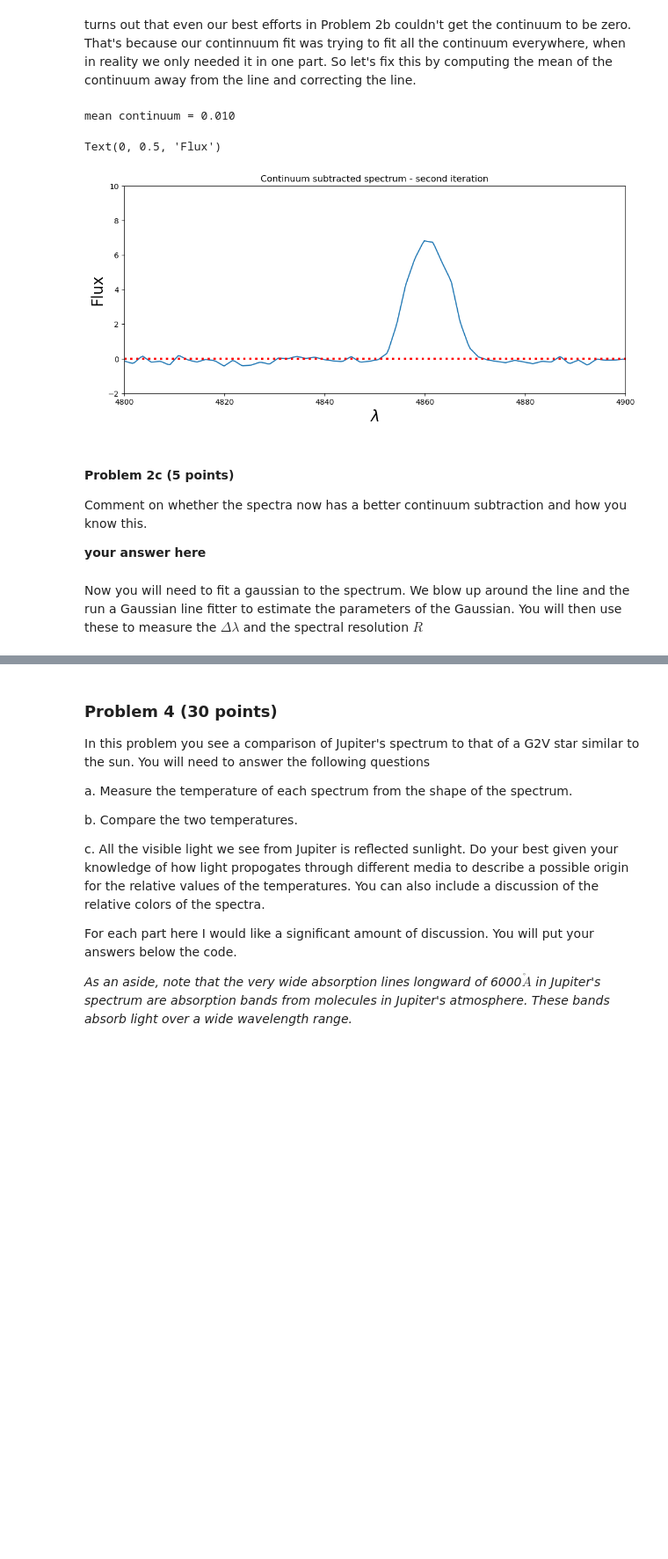
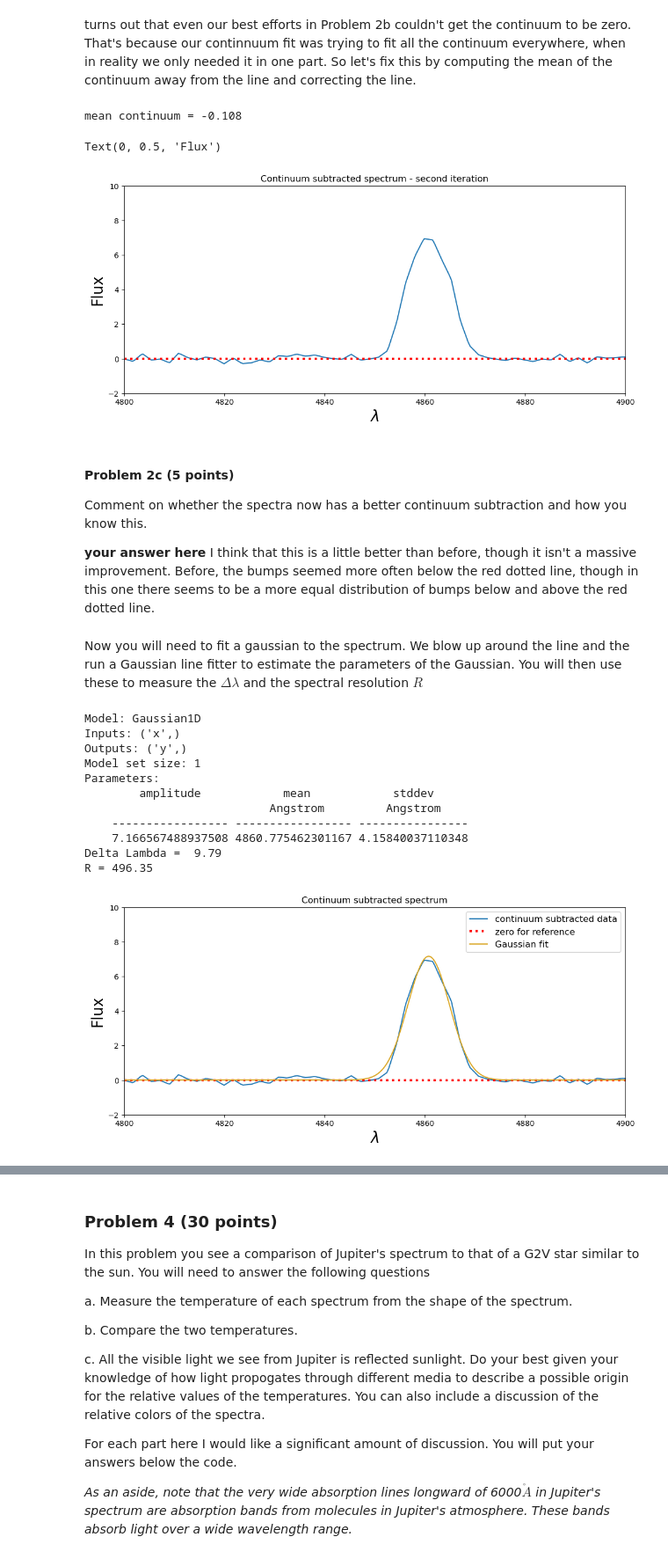
Before and after one commit to OZafuta/Analysis_Real_Spectra_Student, a Jupyter notebook: analysis_real_spectra.student.ipynb, the cells around one changed output, grey strips where cells are left out. Shown at 88% size. Cells and saved outputs as stored; diff of their text form; code cells hidden in the pictures; blank space fills up the shorter version.

```diff
--- a/analysis_real_spectra.student.ipynb
+++ b/analysis_real_spectra.student.ipynb
@@ -294,7 +294,7 @@ turns out that even our best efforts in Problem 2b couldn't get the continuum to
 contlam = (specm57.wavelength>4800 *u.Angstrom) & (specm57.wavelength<4840 * u.Angstrom)
 
 #now compute the average of the continuum subtracted spectrum in that region and print it out.
-meancont =
+meancont = np.mean(contsubspec[contlam])
 print('mean continuum = %5.3f' % meancont)
 
 #now correct the continuum subtracted spectrum by that amount
@@ -310,7 +310,7 @@ ax.axhline(0.0,color='red',linestyle=':',linewidth=3,label='zero for reference')
 ax.set_xlabel("$\lambda$",fontsize=20)
 ax.set_ylabel("Flux",fontsize=20)
 # %% [output]
-mean continuum = 0.010
+mean continuum = -0.108
 Text(0, 0.5, 'Flux')
 [figure]
 # %% [markdown]
@@ -318,6 +318,7 @@ Text(0, 0.5, 'Flux')
 Comment on whether the spectra now has a better continuum subtraction and how you know this.
 
 **your answer here**
+I think that this is a little better than before, though it isn't a massive improvement. Before, the bumps seemed more often below the red dotted line, though in this one there seems to be a more equal distribution of bumps below and above the red dotted line.
 # %% [markdown]
 Now you will need to fit a gaussian to the spectrum.  We blow up around the line and the run a Gaussian line fitter to estimate the parameters of the Gaussian.  You will then use these to measure the $\Delta \lambda$ and the spectral resolution $R$
 # %%
@@ -337,36 +338,49 @@ spectrum = Spectrum1D(flux=contsubspec, spectral_axis=specm57.wavelength)
 
 #**********************
 #you need to supply the initial guesses for the amplitude, mean, and stddev
 #we are assuming thast the flux is unitless because the spectrum isn't calibrated.
-g_init = models.Gaussian1D(amplitude=, mean= , stddev= )
+g_init = models.Gaussian1D(amplitude= 7, mean= 4860 , stddev= 5)
 
 #fit the line using the initial guesses
 g_fit = fit_lines(spectrum, g_init,get_fit_info=True)
 #determine the model flux
 y_fit = g_fit(specm57.wavelength)
 #plot model flux
 ax.plot(specm57.wavelength,y_fit,color='goldenrod',label='Gaussian fit')
 ax.legend(fontsize=12)
 
 #print all the paramters
 print(g_fit)
 
 #assign the standard deviation to a variable
 params = g_fit.param_sets
 amp = params[0][0]
 mean = params[1][0]
 stddev = params[2][0]
 
 #*********************
 #Your code here
 #you will need to use the fitted parameters to determine the Delta lambda and the spectral resolution
 # (remove for students) I compute this using the relation between a Gaussian sigma and the FWHM
-deltalam =
+deltalam = 2.355 * stddev
 print('Delta Lambda = %5.2f' % deltalam)
 
 #calculate the spectral resolution
-specres =
+specres = mean / deltalam
 print('R = %6.2f' % specres)
+# %% [output]
+Model: Gaussian1D
+Inputs: ('x',)
+Outputs: ('y',)
+Model set size: 1
+Parameters:
+        amplitude            mean            stddev
+                           Angstrom         Angstrom
+    ----------------- ----------------- ----------------
+    7.166567488937508 4860.775462301167 4.15840037110348
+Delta Lambda =  9.79
+R = 496.35
+[figure, added]
 # %% [markdown]
 #### Problem 2d (5 points)
 Comment in this cell on how the two methods agree and which one you think is more reliable.
```
Also changed, not shown: parts of 4 cells of this notebook.
